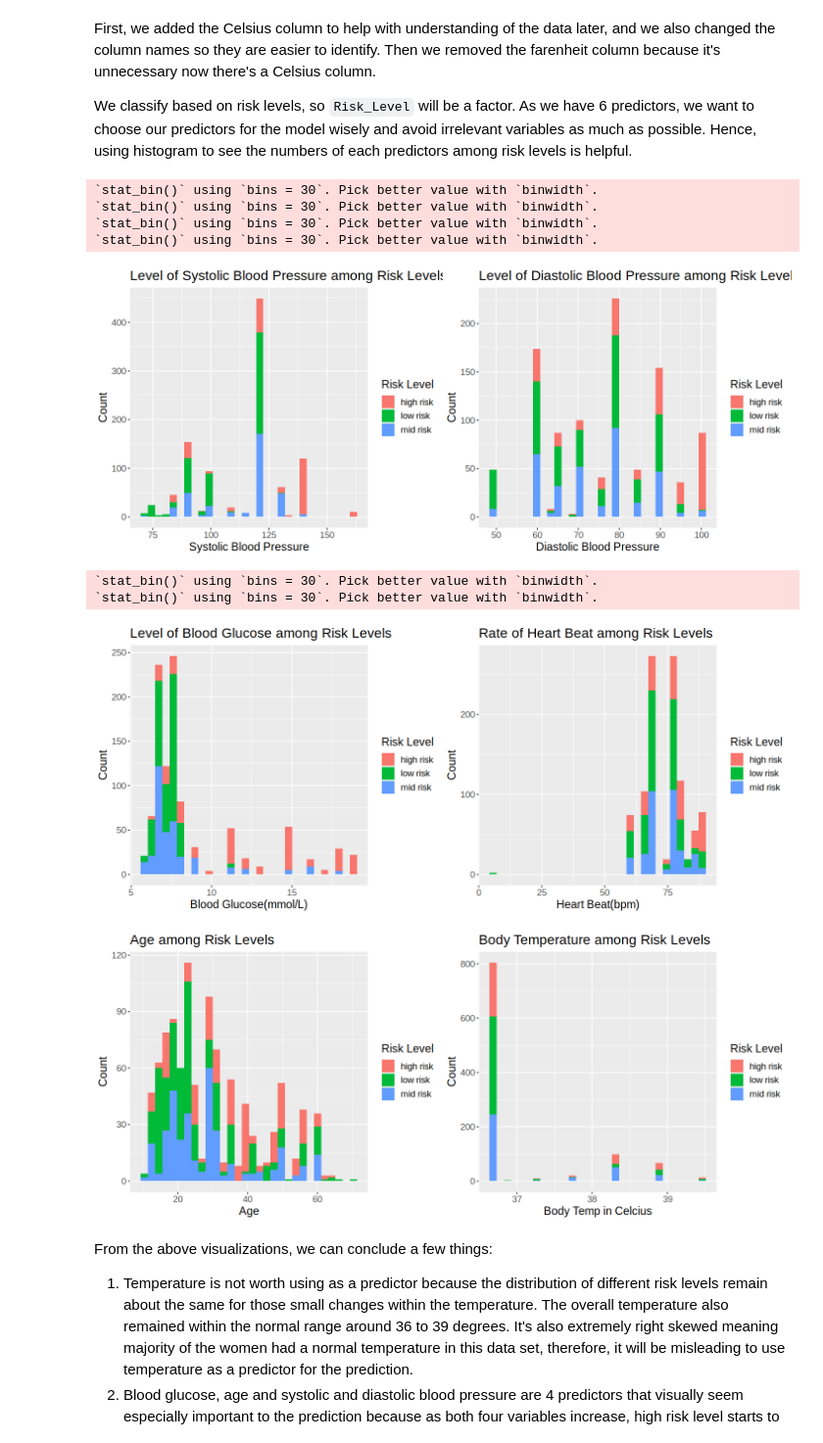
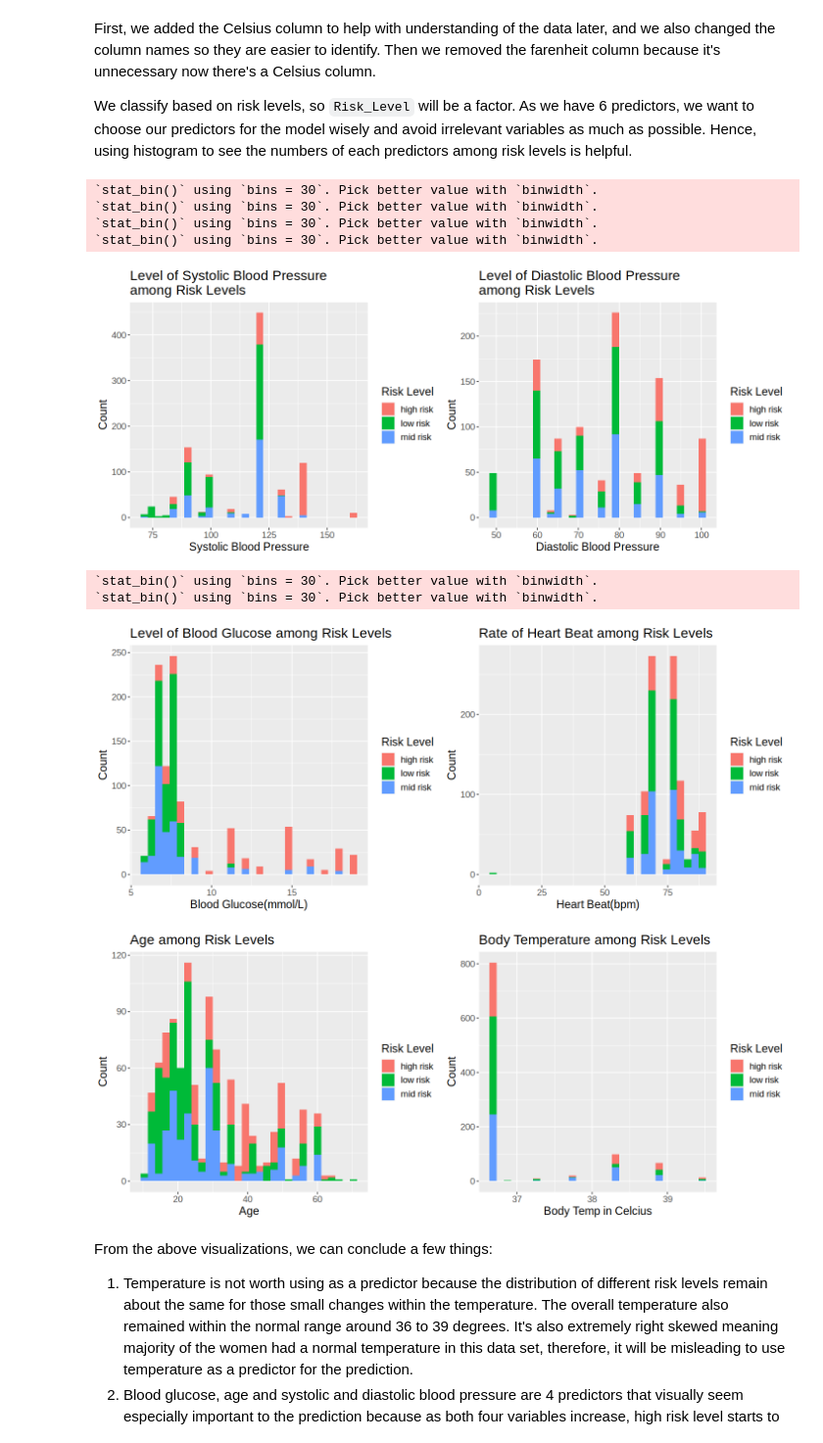
Before and after one commit to Julianazhu26/DSCI100-Group-Project, a Jupyter notebook: Group Proposal (1) (1) (1) (2) (1).ipynb, the cells around one changed output. Shown at 98% size. Saved outputs shown, nothing was run; the diff lists cells and outputs as text; code cells hidden in the pictures.

```diff
--- a/Group Proposal (1) (1) (1) (2) (1).ipynb
+++ b/Group Proposal (1) (1) (1) (2) (1).ipynb
@@ -148,14 +148,14 @@ systolic_histogram <- ggplot(maternal_new_name, aes(x = Systolic_Blood_Pressure,
                      geom_histogram(alpha = 0.5, position = "identity") +
                      stat_bin(bins = 30) +
                      labs(x = "Systolic Blood Pressure", fill = "Risk Level", y = "Count") +
-                     ggtitle("Level of Systolic Blood Pressure among Risk Levels") +
+                     ggtitle("Level of Systolic Blood Pressure \namong Risk Levels") +
                      theme(text = element_text(size = 14))
 
 diastolic_histogram <- ggplot(maternal_new_name, aes(x = Diastolic_Blood_Pressure, fill = as_factor(Risk_Level))) +
                      geom_histogram(alpha = 0.5, position = "identity") +
                      stat_bin(bins = 30) +
                      labs(x = "Diastolic Blood Pressure", fill = "Risk Level", y = "Count") +
-                     ggtitle("Level of Diastolic Blood Pressure among Risk Levels") +
+                     ggtitle("Level of Diastolic Blood Pressure \namong Risk Levels") +
                      theme(text = element_text(size = 14))
 
 bs_histogram <- ggplot(maternal_new_name, aes(x = Blood_Glucose, fill = as_factor(Risk_Level))) +
@@ -167,34 +167,34 @@ bs_histogram <- ggplot(maternal_new_name, aes(x = Blood_Glucose, fill = as_facto
 
 heart_beat_histogram <- ggplot(maternal_new_name, aes(x = Heart_Beat, fill = as_factor(Risk_Level))) +
                      geom_histogram(alpha = 0.5, position = "identity") +
                      stat_bin(bins = 30) +
                      labs(x = "Heart Beat(bpm)", fill = "Risk Level", y = "Count") +
                      ggtitle("Rate of Heart Beat among Risk Levels") +
                      theme(text = element_text(size = 14))
 
 age_histogram <- ggplot(maternal_new_name, aes(x = Age, fill = as_factor(Risk_Level))) +
                      geom_histogram(alpha = 0.5, position = "identity") +
                      stat_bin(bins = 30) +
                      labs(x = "Age", fill = "Risk Level", y = "Count") +
                      ggtitle("Age among Risk Levels") +
                      theme(text = element_text(size = 14))
 
 celsius_histogram <- ggplot(maternal_new_name, aes(x = Body_Temp_Celcius, fill = as_factor(Risk_Level))) +
                      geom_histogram(alpha = 0.5, position = "identity") +
                      stat_bin(bins = 30) +
                      labs(x = "Body Temp in Celcius", fill = "Risk Level", y = "Count") +
                      ggtitle("Body Temperature among Risk Levels") +
                      theme(text = element_text(size = 14))
 
 plot_grid(systolic_histogram, diastolic_histogram, nrow = 1)
 plot_grid(bs_histogram, heart_beat_histogram, ncol = 2)
 plot_grid(age_histogram, celsius_histogram, ncol = 2)
 # %% [output]
 `stat_bin()` using `bins = 30`. Pick better value with `binwidth`.
 `stat_bin()` using `bins = 30`. Pick better value with `binwidth`.
 `stat_bin()` using `bins = 30`. Pick better value with `binwidth`.
 `stat_bin()` using `bins = 30`. Pick better value with `binwidth`.
-[figure, old version]
+[figure, new version]
 `stat_bin()` using `bins = 30`. Pick better value with `binwidth`.
 `stat_bin()` using `bins = 30`. Pick better value with `binwidth`.
 [figure]
```
Also changed, not shown: parts of 5 cells of this notebook.
